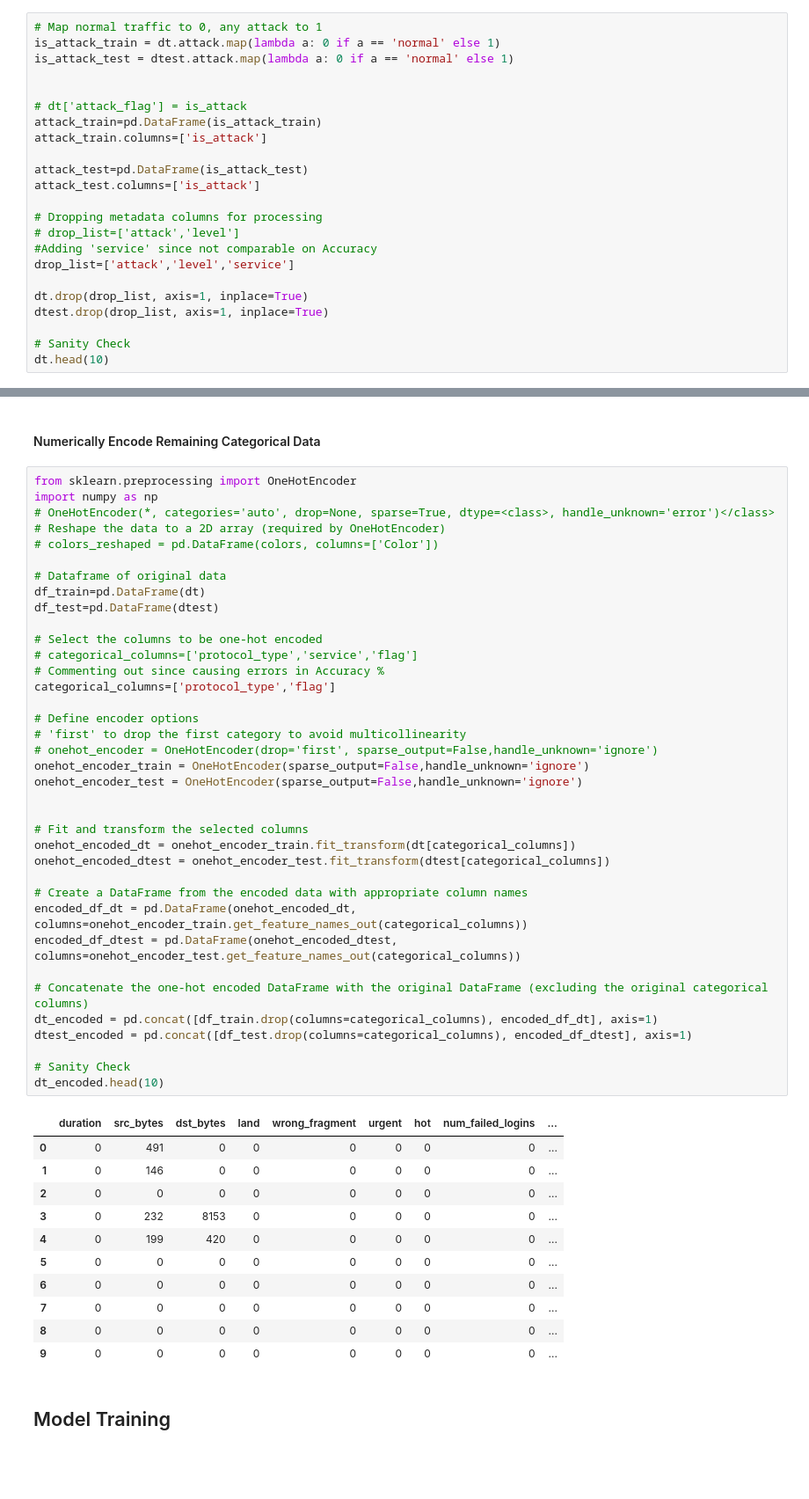
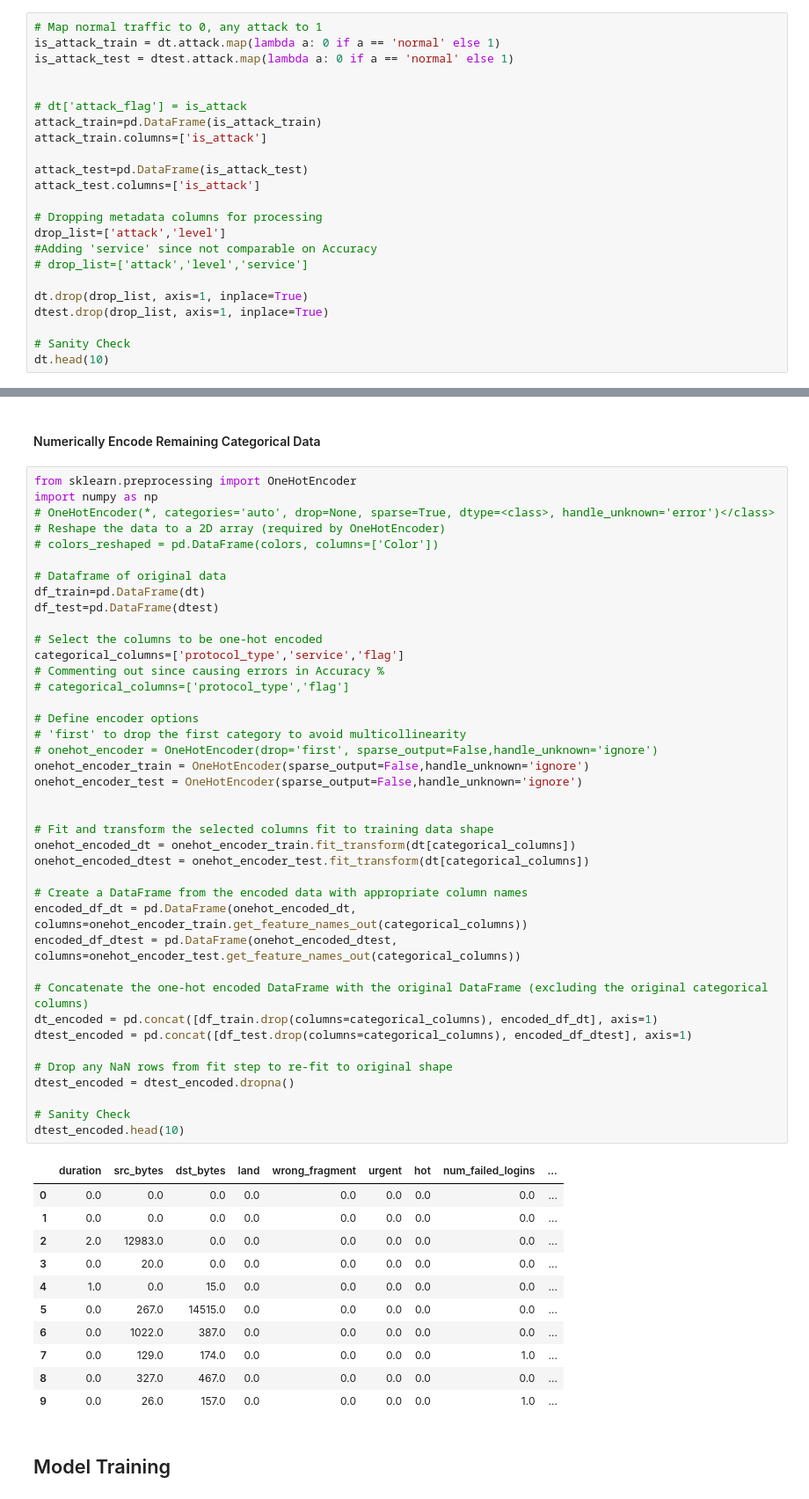
Before and after one commit to lamvwl/jupyterlite, a Jupyter notebook: content/IDS-NSL-KDD-RandomForest.ipynb, the cells around one changed output, grey strips where cells are left out. Shown at 88% size. Saved outputs shown, nothing was run; the diff lists cells and outputs as text; blank space fills up the shorter version.

```diff
--- a/content/IDS-NSL-KDD-RandomForest.ipynb
+++ b/content/IDS-NSL-KDD-RandomForest.ipynb
@@ -470,9 +459,9 @@ attack_test=pd.DataFrame(is_attack_test)
 attack_test.columns=['is_attack']
 
 # Dropping metadata columns for processing
-# drop_list=['attack','level']
+drop_list=['attack','level']
 #Adding 'service' since not comparable on Accuracy
-drop_list=['attack','level','service']
+# drop_list=['attack','level','service']
 
 dt.drop(drop_list, axis=1, inplace=True)
 dtest.drop(drop_list, axis=1, inplace=True)
@@ -500,48 +489,51 @@ import numpy as np
 # Reshape the data to a 2D array (required by OneHotEncoder)
 # colors_reshaped = pd.DataFrame(colors, columns=['Color'])
 
 # Dataframe of original data
 df_train=pd.DataFrame(dt)
 df_test=pd.DataFrame(dtest)
 
 # Select the columns to be one-hot encoded
-# categorical_columns=['protocol_type','service','flag']
+categorical_columns=['protocol_type','service','flag']
 # Commenting out since causing errors in Accuracy %
-categorical_columns=['protocol_type','flag']
+# categorical_columns=['protocol_type','flag']
 
 # Define encoder options
 # 'first' to drop the first category to avoid multicollinearity
 # onehot_encoder = OneHotEncoder(drop='first', sparse_output=False,handle_unknown='ignore')
 onehot_encoder_train = OneHotEncoder(sparse_output=False,handle_unknown='ignore')
 onehot_encoder_test = OneHotEncoder(sparse_output=False,handle_unknown='ignore')
 
 
-# Fit and transform the selected columns
+# Fit and transform the selected columns fit to training data shape
 onehot_encoded_dt = onehot_encoder_train.fit_transform(dt[categorical_columns])
-onehot_encoded_dtest = onehot_encoder_test.fit_transform(dtest[categorical_columns])
+onehot_encoded_dtest = onehot_encoder_test.fit_transform(dt[categorical_columns])
 
 # Create a DataFrame from the encoded data with appropriate column names
 encoded_df_dt = pd.DataFrame(onehot_encoded_dt, columns=onehot_encoder_train.get_feature_names_out(categorical_columns))
 encoded_df_dtest = pd.DataFrame(onehot_encoded_dtest, columns=onehot_encoder_test.get_feature_names_out(categorical_columns))
 
 # Concatenate the one-hot encoded DataFrame with the original DataFrame (excluding the original categorical columns)
 dt_encoded = pd.concat([df_train.drop(columns=categorical_columns), encoded_df_dt], axis=1)
 dtest_encoded = pd.concat([df_test.drop(columns=categorical_columns), encoded_df_dtest], axis=1)
 
+# Drop any NaN rows from fit step to re-fit to original shape
+dtest_encoded = dtest_encoded.dropna()
+
 # Sanity Check
-dt_encoded.head(10)
+dtest_encoded.head(10)
 # %% [output]
 |  | duration | src_bytes | dst_bytes | land | wrong_fragment | urgent | hot | num_failed_logins | ... |
-| 0 | 0 | 491 | 0 | 0 | 0 | 0 | 0 | 0 | ... |
-| 1 | 0 | 146 | 0 | 0 | 0 | 0 | 0 | 0 | ... |
-| 2 | 0 | 0 | 0 | 0 | 0 | 0 | 0 | 0 | ... |
-| 3 | 0 | 232 | 8153 | 0 | 0 | 0 | 0 | 0 | ... |
-| 4 | 0 | 199 | 420 | 0 | 0 | 0 | 0 | 0 | ... |
-| 5 | 0 | 0 | 0 | 0 | 0 | 0 | 0 | 0 | ... |
-| 6 | 0 | 0 | 0 | 0 | 0 | 0 | 0 | 0 | ... |
-| 7 | 0 | 0 | 0 | 0 | 0 | 0 | 0 | 0 | ... |
-| 8 | 0 | 0 | 0 | 0 | 0 | 0 | 0 | 0 | ... |
-| 9 | 0 | 0 | 0 | 0 | 0 | 0 | 0 | 0 | ... |
+| 0 | 0.0 | 0.0 | 0.0 | 0.0 | 0.0 | 0.0 | 0.0 | 0.0 | ... |
+| 1 | 0.0 | 0.0 | 0.0 | 0.0 | 0.0 | 0.0 | 0.0 | 0.0 | ... |
+| 2 | 2.0 | 12983.0 | 0.0 | 0.0 | 0.0 | 0.0 | 0.0 | 0.0 | ... |
+| 3 | 0.0 | 20.0 | 0.0 | 0.0 | 0.0 | 0.0 | 0.0 | 0.0 | ... |
+| 4 | 1.0 | 0.0 | 15.0 | 0.0 | 0.0 | 0.0 | 0.0 | 0.0 | ... |
+| 5 | 0.0 | 267.0 | 14515.0 | 0.0 | 0.0 | 0.0 | 0.0 | 0.0 | ... |
+| 6 | 0.0 | 1022.0 | 387.0 | 0.0 | 0.0 | 0.0 | 0.0 | 0.0 | ... |
+| 7 | 0.0 | 129.0 | 174.0 | 0.0 | 0.0 | 0.0 | 0.0 | 1.0 | ... |
+| 8 | 0.0 | 327.0 | 467.0 | 0.0 | 0.0 | 0.0 | 0.0 | 0.0 | ... |
+| 9 | 0.0 | 26.0 | 157.0 | 0.0 | 0.0 | 0.0 | 0.0 | 1.0 | ... |
 # %% [markdown]
 ## Model Training
 # %%
```
Also changed, not shown: parts of 11 cells of this notebook, 1 other file.
